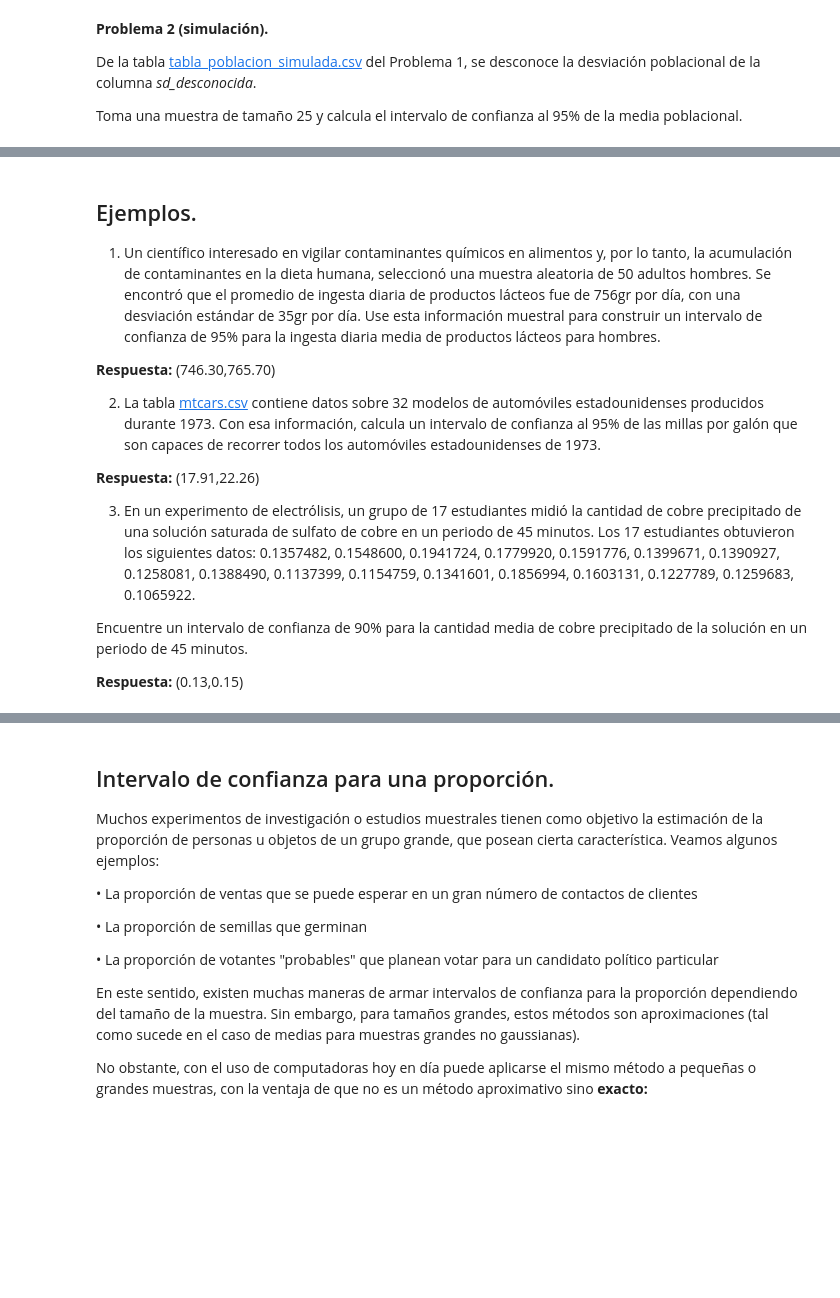
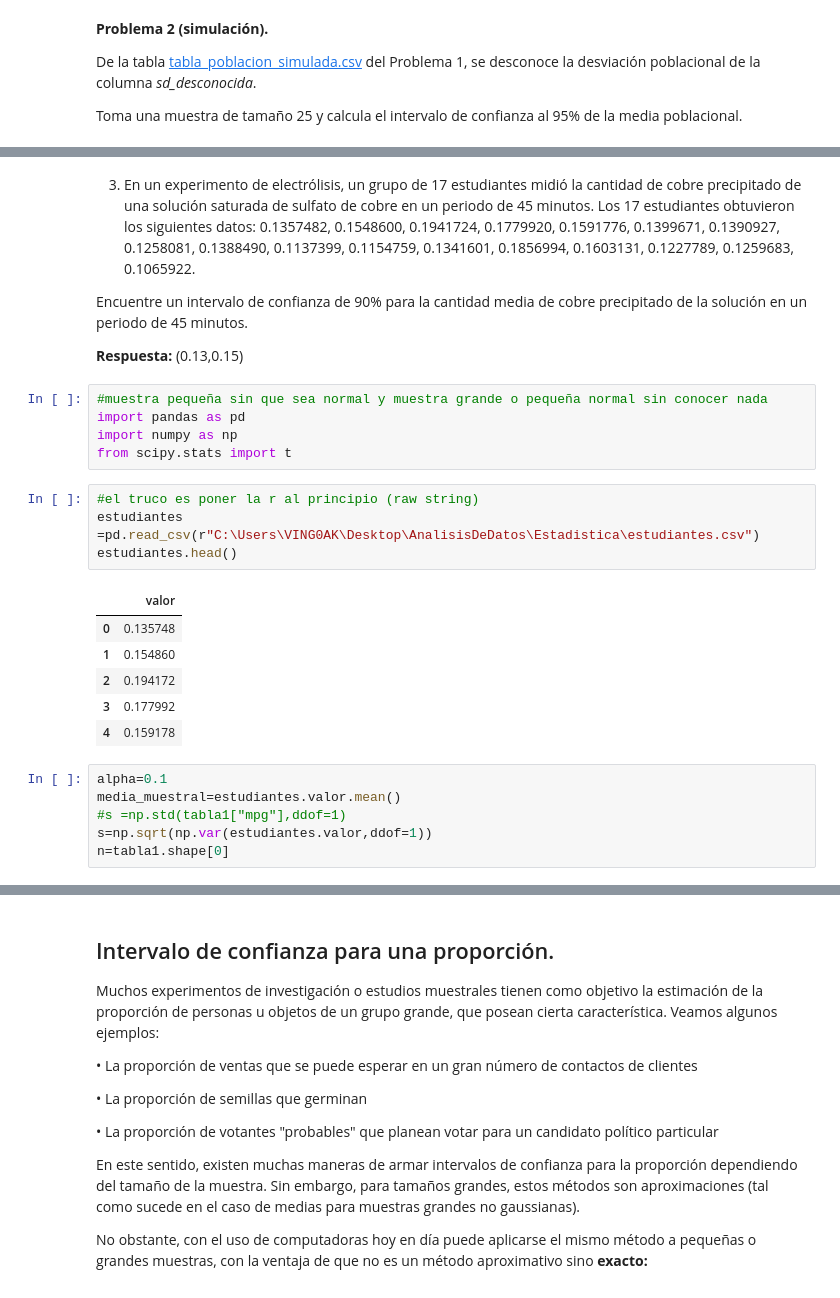
Before and after one commit to JuanGutierrez4/Estadistica, a Jupyter notebook: C06.1 Pruebas de hipotesis (intervalos de confianza).ipynb, the cells around one changed output, grey strips where cells are left out. Drawn from its saved outputs; the diff is of its cells as text; blank space fills up the shorter version.

```diff
--- a/C06.1 Pruebas de hipotesis (intervalos de confianza).ipynb
+++ b/C06.1 Pruebas de hipotesis (intervalos de confianza).ipynb
@@ -270,18 +401,29 @@ print(f"Intervalo de confianza para la media: ({IC_inferior:.2f}, {IC_superior:.
 # %% [markdown]
-## Ejemplos.
-
-1. Un científico interesado en vigilar contaminantes químicos en alimentos y, por lo tanto, la acumulación de contaminantes en la dieta humana, seleccionó una muestra aleatoria de 50 adultos hombres. Se encontró que el promedio de ingesta diaria de productos lácteos fue de 756gr por día, con una desviación estándar de 35gr por día. Use esta información muestral para construir un intervalo de confianza de 95% para la ingesta diaria media de productos lácteos para hombres.
-
-**Respuesta:** (746.30,765.70)
-
-
-2. La tabla [mtcars.csv](https://github.com/scidatmath2020/Inferencia_Estadistica_2024/blob/main/data/mtcars.csv) contiene datos sobre 32 modelos de automóviles estadounidenses  producidos durante 1973. Con esa información, calcula un intervalo de confianza al 95% de las millas por galón que son capaces de recorrer todos los automóviles estadounidenses de 1973.
-
-**Respuesta:** (17.91,22.26)
-
 3. En un experimento de electrólisis, un grupo de 17 estudiantes midió la cantidad de cobre precipitado de una solución saturada de sulfato de cobre en un periodo de 45 minutos. Los 17 estudiantes obtuvieron los siguientes datos: 0.1357482, 0.1548600, 0.1941724, 0.1779920, 0.1591776, 0.1399671, 0.1390927, 0.1258081, 0.1388490, 0.1137399, 0.1154759, 0.1341601, 0.1856994, 0.1603131, 0.1227789, 0.1259683, 0.1065922.
 
 Encuentre un intervalo de confianza de 90% para la cantidad media de cobre precipitado de la
 solución en un periodo de 45 minutos.
 
 **Respuesta:** (0.13,0.15)
+# %%
+#muestra pequeña sin que sea normal y muestra grande o pequeña normal sin conocer nada
+import pandas as pd
+import numpy as np
+from scipy.stats import t
+# %%
+#el truco es poner la r al principio (raw string)
+estudiantes =pd.read_csv(r"C:\Users\VING0AK\Desktop\AnalisisDeDatos\Estadistica\estudiantes.csv")
+estudiantes.head()
+# %% [output]
+|  | valor |
+| 0 | 0.135748 |
+| 1 | 0.154860 |
+| 2 | 0.194172 |
+| 3 | 0.177992 |
+| 4 | 0.159178 |
+# %%
+alpha=0.1
+media_muestral=estudiantes.valor.mean()
+#s =np.std(tabla1["mpg"],ddof=1)
+s=np.sqrt(np.var(estudiantes.valor,ddof=1))
+n=tabla1.shape[0]
```
Also changed, not shown: parts of 20 cells of this notebook.
